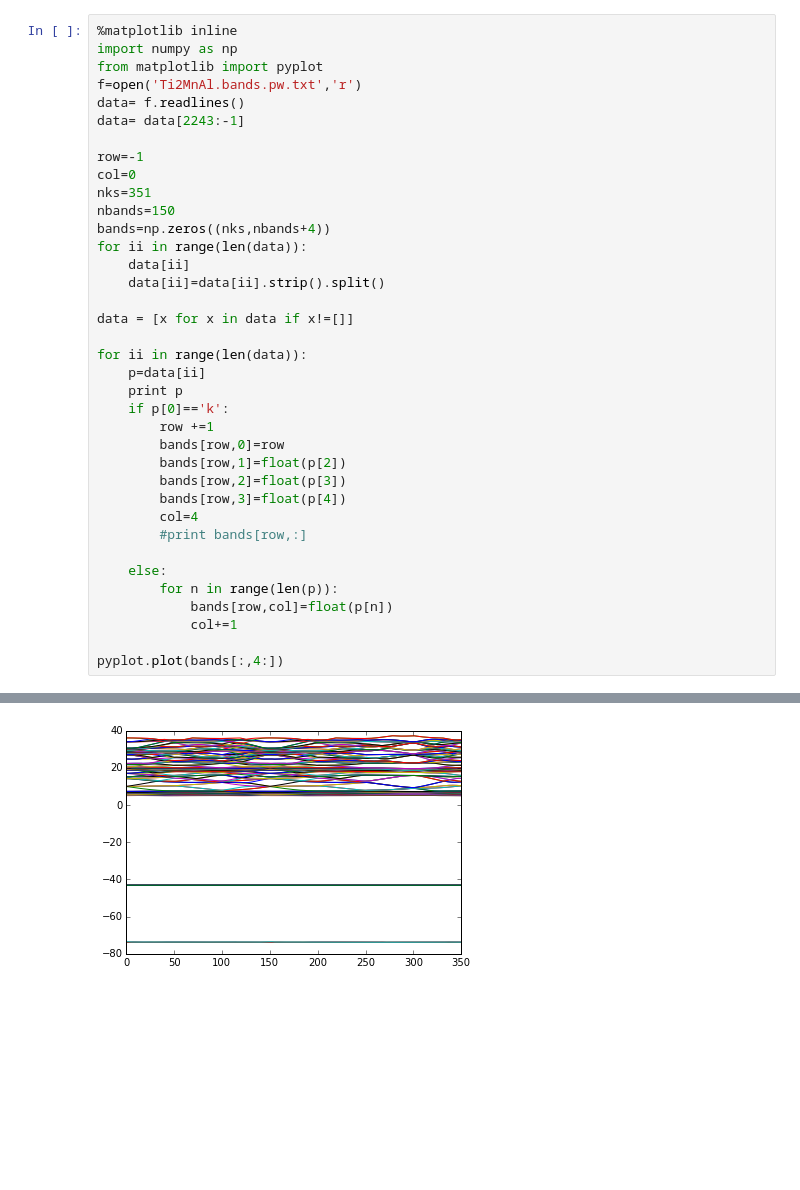
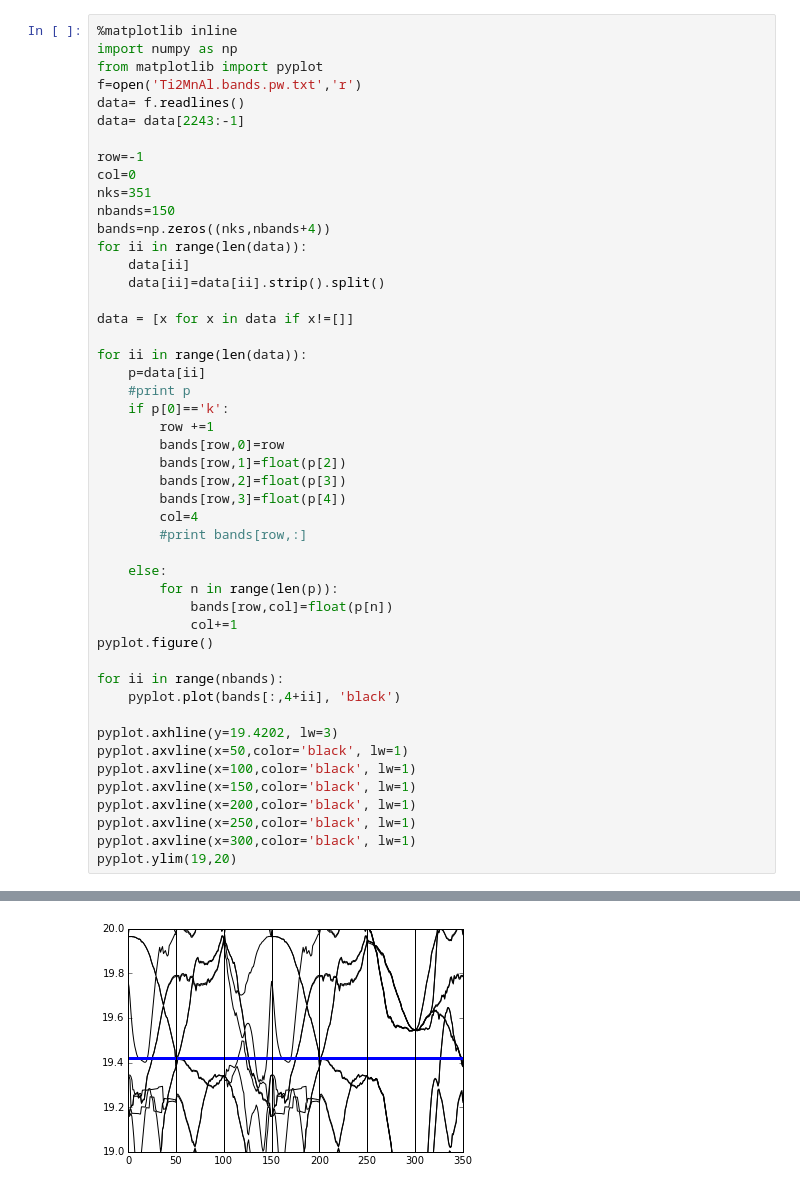
Before and after one commit to gstephen32/Ti2MnAl, a Jupyter notebook: parse_bands.ipynb, the cells around one changed output, grey strips where cells are left out. Cells and saved outputs as stored; diff of their text form; blank space fills up the shorter version.

Commit message:
DoS and parse_bands scripts work for LSCO

```diff
--- a/parse_bands.ipynb
+++ b/parse_bands.ipynb
@@ -19,7 +19,7 @@ data = [x for x in data if x!=[]]
 
 for ii in range(len(data)):
     p=data[ii]
-    print p
+    #print p
     if p[0]=='k':
         row +=1
         bands[row,0]=row
@@ -33,6 +33,17 @@ for ii in range(len(data)):
         for n in range(len(p)):
             bands[row,col]=float(p[n])
             col+=1
+pyplot.figure()
 
-pyplot.plot(bands[:,4:])
+for ii in range(nbands):
+    pyplot.plot(bands[:,4+ii], 'black')
+
+pyplot.axhline(y=19.4202, lw=3)
+pyplot.axvline(x=50,color='black', lw=1)
+pyplot.axvline(x=100,color='black', lw=1)
+pyplot.axvline(x=150,color='black', lw=1)
+pyplot.axvline(x=200,color='black', lw=1)
+pyplot.axvline(x=250,color='black', lw=1)
+pyplot.axvline(x=300,color='black', lw=1)
+pyplot.ylim(19,20)
 # %% [output]
@@ -73 +51 @@ pyplot.plot(bands[:,4:])
-[figure, old version]
+[figure, new version]
```
Also changed, not shown: parts of 2 cells of this notebook, 3 other files.
